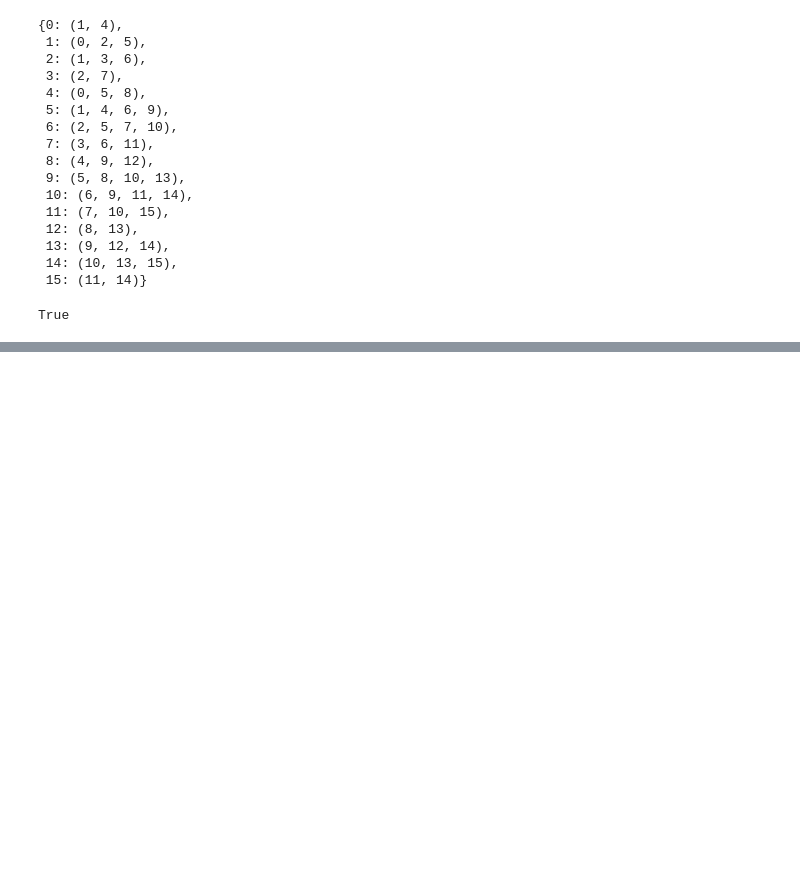
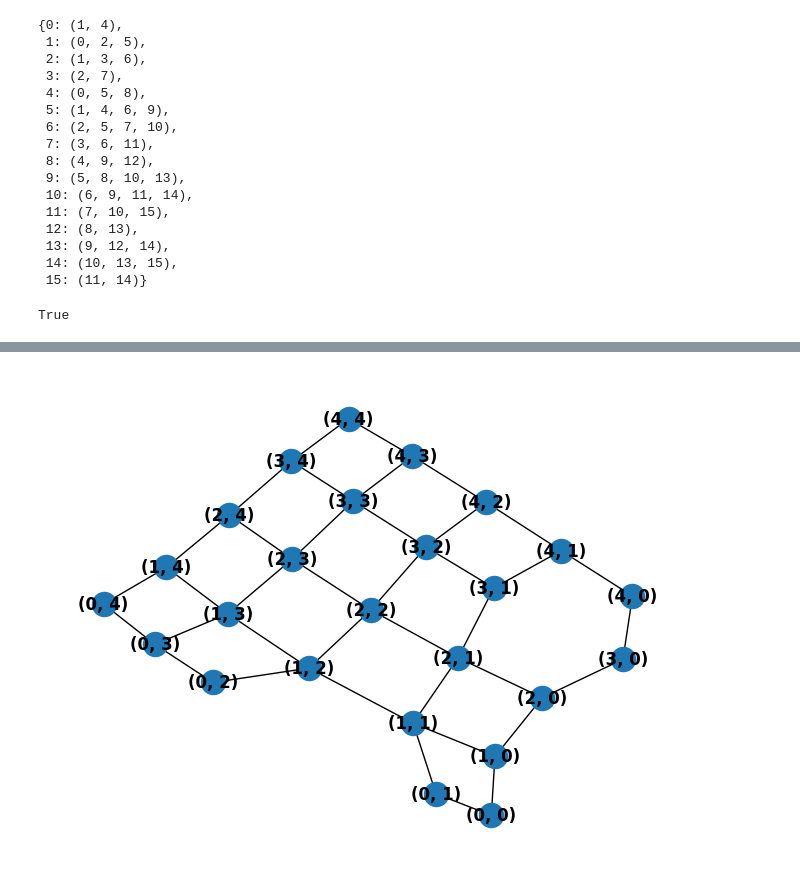
Before and after one commit to mezgoodle/ai_labs, a Jupyter notebook: Lab1/lab.ipynb, the cells around one changed output, grey strips where cells are left out. Saved outputs shown, nothing was run; the diff lists cells and outputs as text; code cells hidden in the pictures; blank space fills up the shorter version.

```diff
--- a/Lab1/lab.ipynb
+++ b/Lab1/lab.ipynb
@@ -158,0 +195,5 @@ plt.show()
+# %%
+nx.draw(G, with_labels=True, font_weight='bold')
+plt.show()
+# %% [output]
+[figure, added]
```
Also changed, not shown: parts of 10 cells of this notebook.
